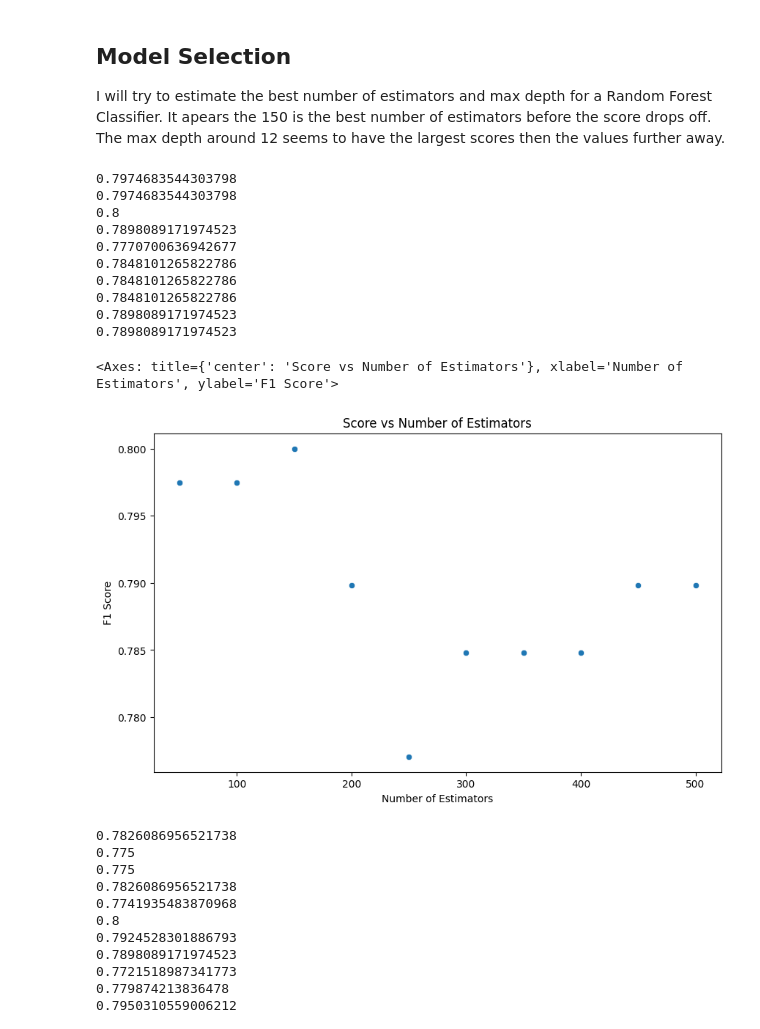
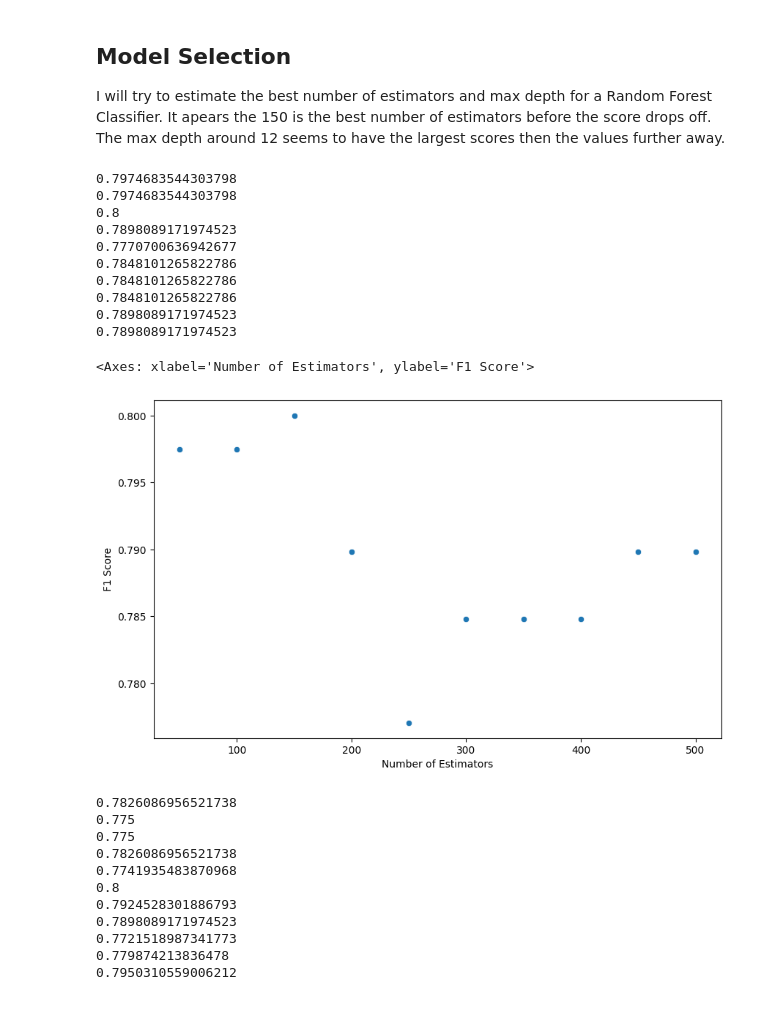
Before and after one commit to gclembo/kaggle-titanic-predictions, a Jupyter notebook: kaggle-titanic-predictions.ipynb, the cells around one changed output. Cells and saved outputs as stored; diff of their text form; code cells hidden in the pictures.

```diff
--- a/kaggle-titanic-predictions.ipynb
+++ b/kaggle-titanic-predictions.ipynb
@@ -150,15 +155,18 @@ sns.histplot(x=train_data["Age"], bins=11)
 [figure]
 # %% [markdown]
 ## Fill Missing
-# %%
-# Get fill values
-median_age = X_train["Age"].median()
-most_freq_embark = X_train["Embarked"].mode()[0]
-
-# Fill missing
-X_train.loc[:, "Age"] = X_train["Age"].fillna(median_age)
-X_train.loc[:, "Embarked"] = X_train["Embarked"].fillna(most_freq_embark)
-X_val.loc[:, "Age"] = X_val["Age"].fillna(median_age)
+# %%
+from sklearn.impute import SimpleImputer
+
+
+median_imputer = SimpleImputer(strategy="median").set_output(transform="pandas")
+mode_imputer = SimpleImputer(strategy="most_frequent").set_output(transform="pandas")
+
+X_train.loc[:, "Age"] = median_imputer.fit_transform(X_train[["Age"]])
+X_val.loc[:, "Age"] = median_imputer.transform(X_val[["Age"]])
+
+X_train.loc[:, "Embarked"] = mode_imputer.fit_transform(X_train[["Embarked"]])
+X_val.loc[:, "Embarked"] = mode_imputer.transform(X_val[["Embarked"]])
 # %% [markdown]
 ## Model Selection
 
@@ -172,33 +180,32 @@ X_val_dummies = pd.get_dummies(X_val)
 # %%
 n = list(range(50, 550, 50))
 scores = []
 
 for i in n:
     model = RandomForestClassifier(n_estimators=i, max_depth=10, random_state=123)
     model.fit(X_train_dummies, y_train)
     train_predictions = model.predict(X_val_dummies)
     score = f1_score(y_val, train_predictions)
     scores.append(score)
     print(score)
 
 plt.figure(figsize=(10,6))
-plt.title("Score vs Number of Estimators")
 plt.ylabel("F1 Score")
 plt.xlabel("Number of Estimators")
 sns.scatterplot(x=n, y=scores)
 # %% [output]
 0.7974683544303798
 0.7974683544303798
 0.8
 0.7898089171974523
 0.7770700636942677
 0.7848101265822786
 0.7848101265822786
 0.7848101265822786
 0.7898089171974523
 0.7898089171974523
-<Axes: title={'center': 'Score vs Number of Estimators'}, xlabel='Number of Estimators', ylabel='F1 Score'>
+<Axes: xlabel='Number of Estimators', ylabel='F1 Score'>
-[figure, old version]
+[figure, new version]
 # %%
 n = list(range(5, 20, 1))
 scores = []
```
Also changed, not shown: parts of 2 cells of this notebook.
